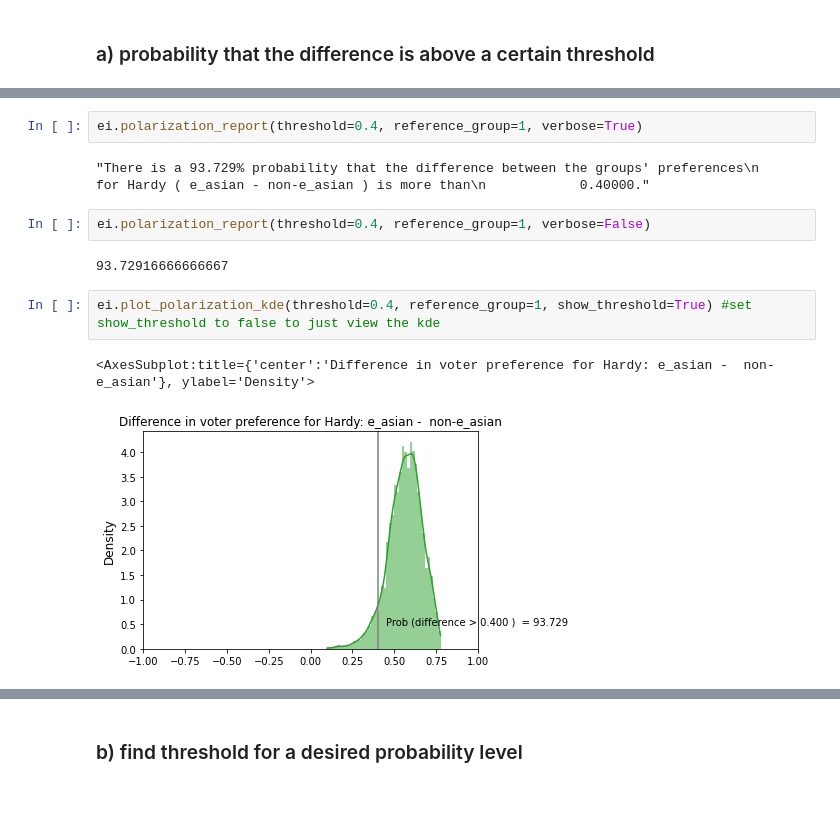
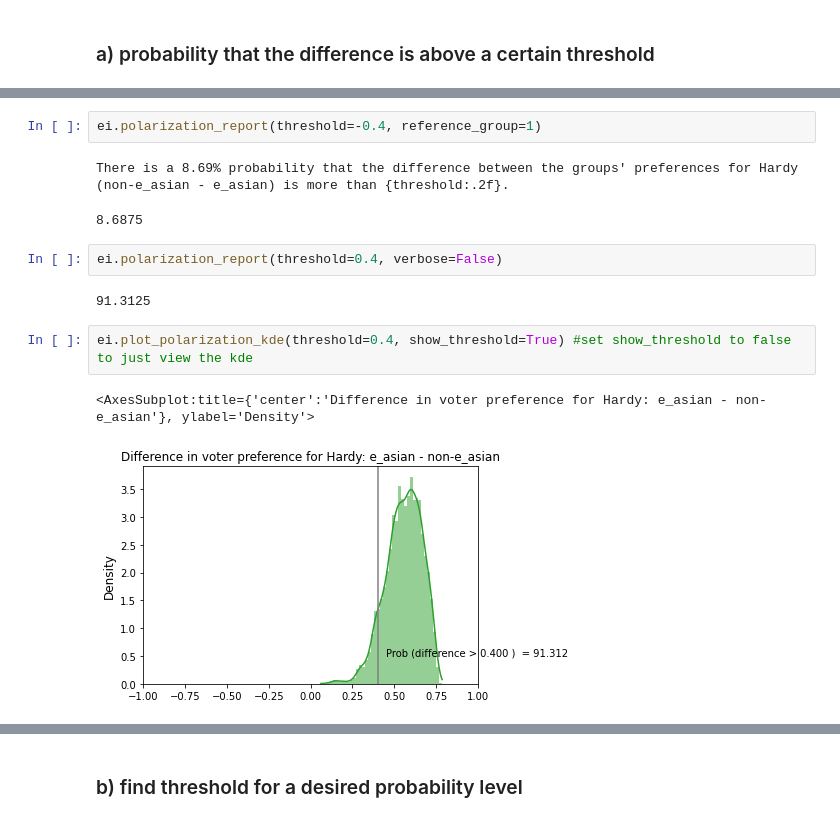
Before and after one commit to mggg/ecological-inference, a Jupyter notebook: pyei/examples/santa_clara_demo.ipynb, the cells around one changed output, grey strips where cells are left out. Cells and saved outputs as stored; diff of their text form.

```diff
--- a/pyei/examples/santa_clara_demo.ipynb
+++ b/pyei/examples/santa_clara_demo.ipynb
@@ -159,11 +166,12 @@ ei.plot_intervals_by_precinct()
 # %%
-ei.polarization_report(threshold=0.4, reference_group=1, verbose=True)
+ei.polarization_report(threshold=-0.4, reference_group=1)
 # %% [output]
-"There is a 93.729% probability that the difference between the groups' preferences\n            for Hardy ( e_asian - non-e_asian ) is more than\n            0.40000."
+There is a 8.69% probability that the difference between the groups' preferences for Hardy (non-e_asian - e_asian) is more than {threshold:.2f}.
+8.6875
 # %%
-ei.polarization_report(threshold=0.4, reference_group=1, verbose=False)
+ei.polarization_report(threshold=0.4, verbose=False)
 # %% [output]
-93.72916666666667
+91.3125
 # %%
-ei.plot_polarization_kde(threshold=0.4, reference_group=1, show_threshold=True) #set show_threshold to false to just view the kde
+ei.plot_polarization_kde(threshold=0.4, show_threshold=True) #set show_threshold to false to just view the kde
 # %% [output]
@@ -171 +179 @@ ei.plot_polarization_kde(threshold=0.4, reference_group=1, show_threshold=True)
-[figure, old version]
+[figure, new version]
```
Also changed, not shown: parts of 21 cells of this notebook, 3 other files.
